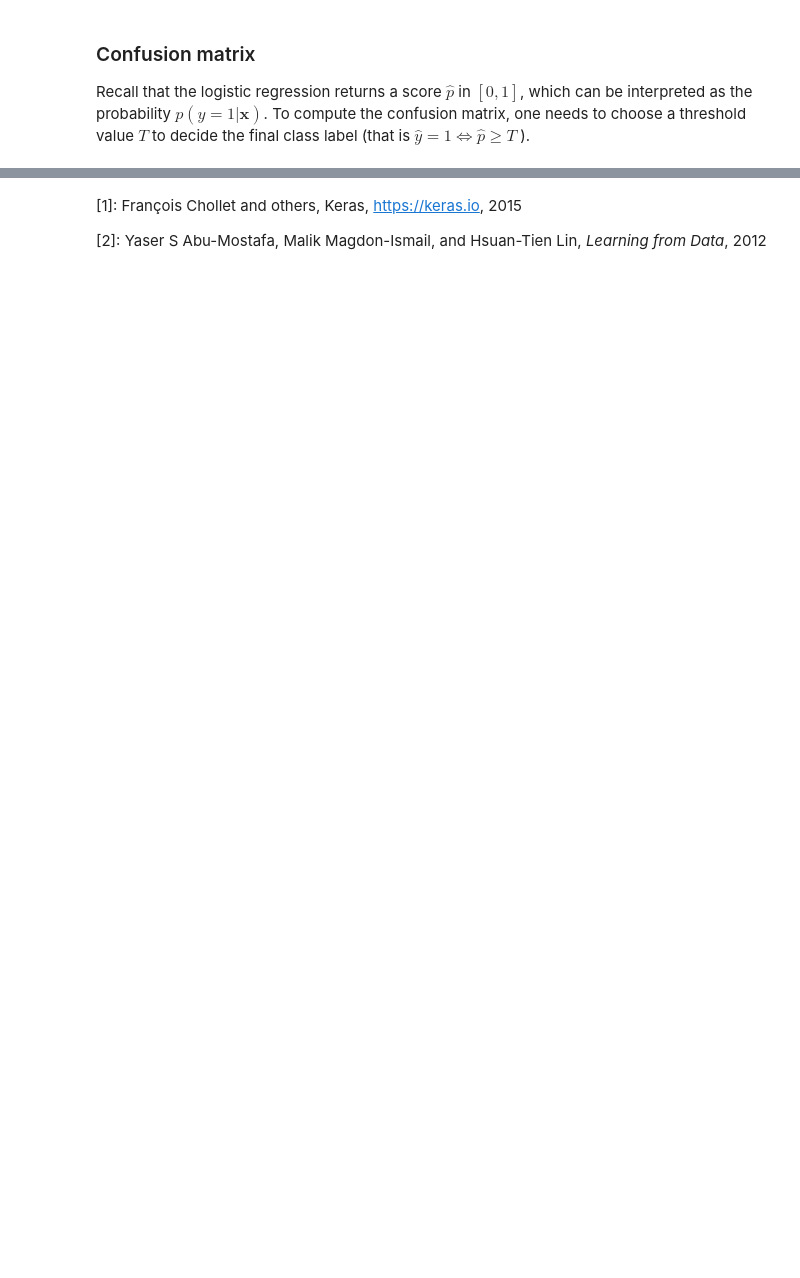
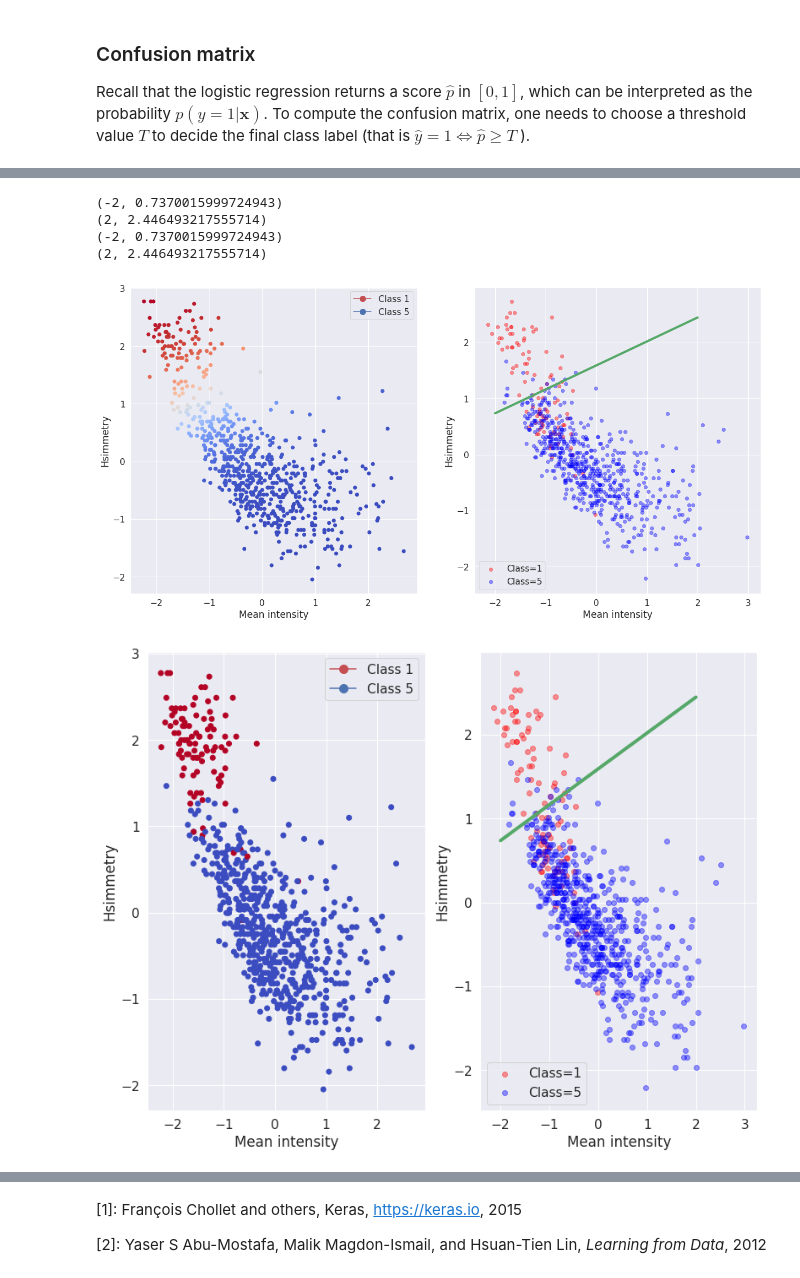
Before and after one commit to MLaurentys/NinthSemester, a Jupyter notebook: MAC0460/pe04/ep04_logreg.ipynb, the cells around one changed output, grey strips where cells are left out. Saved outputs shown, nothing was run; the diff lists cells and outputs as text; code cells hidden in the pictures; blank space fills up the shorter version.

```diff
--- a/MAC0460/pe04/ep04_logreg.ipynb
+++ b/MAC0460/pe04/ep04_logreg.ipynb
@@ -598,2 +596,74 @@ Accuracy = 335 / 400 (0.837500)
+# %%
+### Your code for score and boundary plotting (for the test set)
+
+#Predicted result for test set
+
+from matplotlib.lines import Line2D
+
+y_pred = predict_logistic(X_test, w_logistic)
+
+fig = plt.figure(figsize=(20,10))
+ax1 = fig.add_subplot(121)
+
+ax1.scatter(x = X_test[:,0], y = X_test[:,1],\
+            c = -y_pred, cmap = 'coolwarm')
+legend_elements = [Line2D([0], [0], marker='o', color='r',\
+                    label='Class %d'%N, markerfacecolor='r',\
+                    markersize=10),\
+Line2D([0], [0], marker='o', color='b',\
+                    label='Class %d'%P, markerfacecolor='b',\
+                    markersize=10)]
+ax1.set_xlabel(F[0])
+ax1.set_ylabel(F[1])
+ax1.legend(handles=legend_elements, loc='best')
+
+ax2 = fig.add_subplot(122)
+plot_features(ax2,X_train,y_train)
+
+p1 = (-2, -(w_logistic[0] - 2*w_logistic[1])/w_logistic[2])
+p2 = (2,  -(w_logistic[0] + 2*w_logistic[1])/w_logistic[2])
+
+lines = ax2.plot([p1[0], p2[0]], [p1[1], p2[1]], '-')
+print(p1)
+print(p2)
+plt.setp(lines, color='g', linewidth=4.0)
+
+#Expected output
+
+fig = plt.figure(figsize=(20,10))
+ax1 = fig.add_subplot(131)
+
+ax1.scatter(x = X_test[:,0], y = X_test[:,1],\
+            c = -y_test, cmap = 'coolwarm')
+legend_elements = [Line2D([0], [0], marker='o', color='r',\
+                    label='Class %d'%N, markerfacecolor='r',\
+                    markersize=10),\
+Line2D([0], [0], marker='o', color='b',\
+                    label='Class %d'%P, markerfacecolor='b',\
+                    markersize=10)]
+ax1.set_xlabel(F[0])
+ax1.set_ylabel(F[1])
+ax1.legend(handles=legend_elements, loc='best')
+
+ax2 = fig.add_subplot(132)
+plot_features(ax2,X_train,y_train)
+
+p1 = (-2, -(w_logistic[0] - 2*w_logistic[1])/w_logistic[2])
+p2 = (2,  -(w_logistic[0] + 2*w_logistic[1])/w_logistic[2])
+
+lines = ax2.plot([p1[0], p2[0]], [p1[1], p2[1]], '-')
+print(p1)
+print(p2)
+plt.setp(lines, color='g', linewidth=4.0)
+
+
+plt.show()
+# %% [output]
+(-2, 0.7370015999724943)
+(2, 2.446493217555714)
+(-2, 0.7370015999724943)
+(2, 2.446493217555714)
+[figure, added]
+[figure, added]
 # %%
 ### Your code for confusion matrix plotting (for the test set)
```
Also changed, not shown: parts of 16 cells of this notebook.
